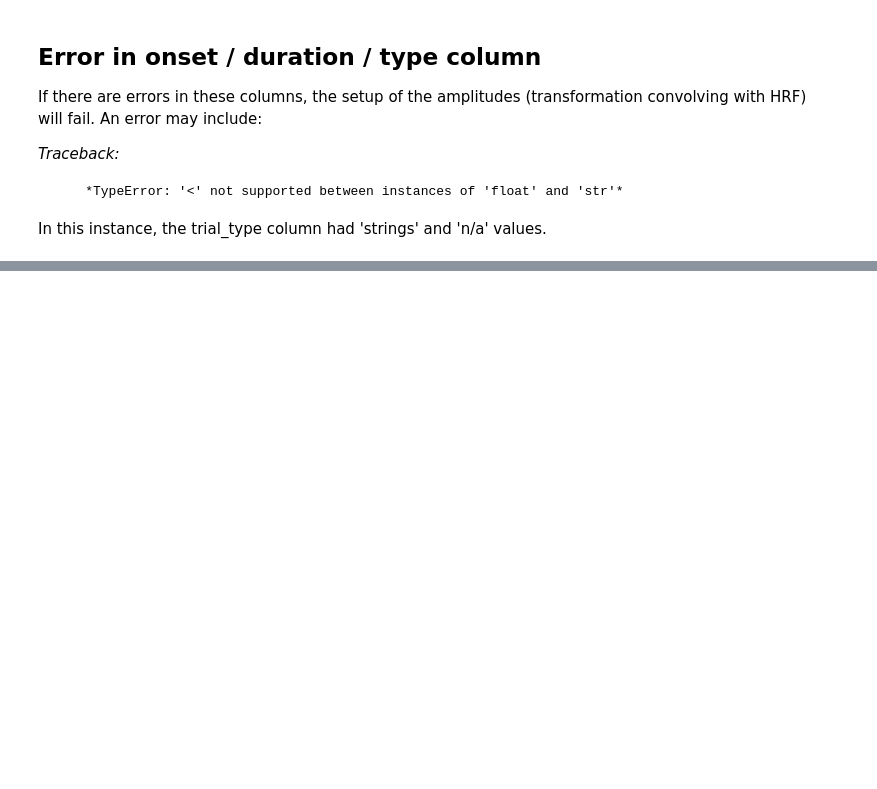
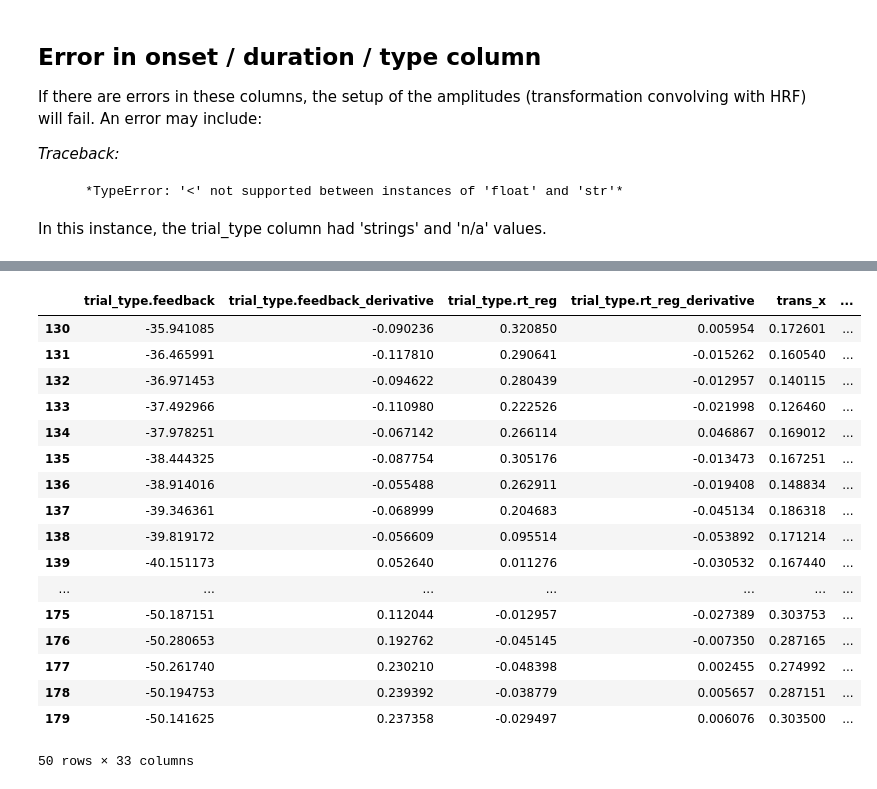
Before and after one commit to lobennett/openneuro_glmfitlins, a Jupyter notebook: scripts/jupyter_notebooks/transformations.ipynb, the cells around one changed output, grey strips where cells are left out. Cells and saved outputs as stored; diff of their text form; code cells hidden in the pictures; blank space fills up the shorter version.

```diff
--- a/scripts/jupyter_notebooks/transformations.ipynb
+++ b/scripts/jupyter_notebooks/transformations.ipynb
@@ -919,0 +962,21 @@ In this instance, the trial_type column had 'strings' and 'n/a' values.
+# %%
+pd.read_csv(task_designs[9],sep='\t').tail(50)
+# %% [output]
+|  | trial_type.feedback | trial_type.feedback_derivative | trial_type.rt_reg | trial_type.rt_reg_derivative | trans_x | ... |
+| 130 | -35.941085 | -0.090236 | 0.320850 | 0.005954 | 0.172601 | ... |
+| 131 | -36.465991 | -0.117810 | 0.290641 | -0.015262 | 0.160540 | ... |
+| 132 | -36.971453 | -0.094622 | 0.280439 | -0.012957 | 0.140115 | ... |
+| 133 | -37.492966 | -0.110980 | 0.222526 | -0.021998 | 0.126460 | ... |
+| 134 | -37.978251 | -0.067142 | 0.266114 | 0.046867 | 0.169012 | ... |
+| 135 | -38.444325 | -0.087754 | 0.305176 | -0.013473 | 0.167251 | ... |
+| 136 | -38.914016 | -0.055488 | 0.262911 | -0.019408 | 0.148834 | ... |
+| 137 | -39.346361 | -0.068999 | 0.204683 | -0.045134 | 0.186318 | ... |
+| 138 | -39.819172 | -0.056609 | 0.095514 | -0.053892 | 0.171214 | ... |
+| 139 | -40.151173 | 0.052640 | 0.011276 | -0.030532 | 0.167440 | ... |
+| ... | ... | ... | ... | ... | ... | ... |
+| 175 | -50.187151 | 0.112044 | -0.012957 | -0.027389 | 0.303753 | ... |
+| 176 | -50.280653 | 0.192762 | -0.045145 | -0.007350 | 0.287165 | ... |
+| 177 | -50.261740 | 0.230210 | -0.048398 | 0.002455 | 0.274992 | ... |
+| 178 | -50.194753 | 0.239392 | -0.038779 | 0.005657 | 0.287151 | ... |
+| 179 | -50.141625 | 0.237358 | -0.029497 | 0.006076 | 0.303500 | ... |
+50 rows × 33 columns
```
Also changed, not shown: parts of 7 cells of this notebook, 28 other files.
